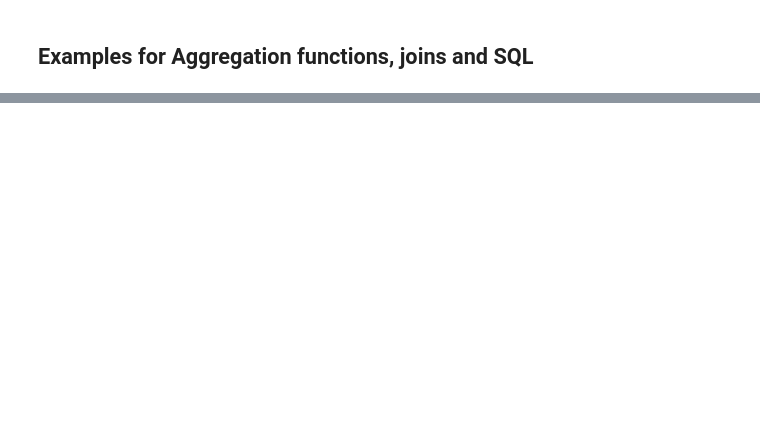
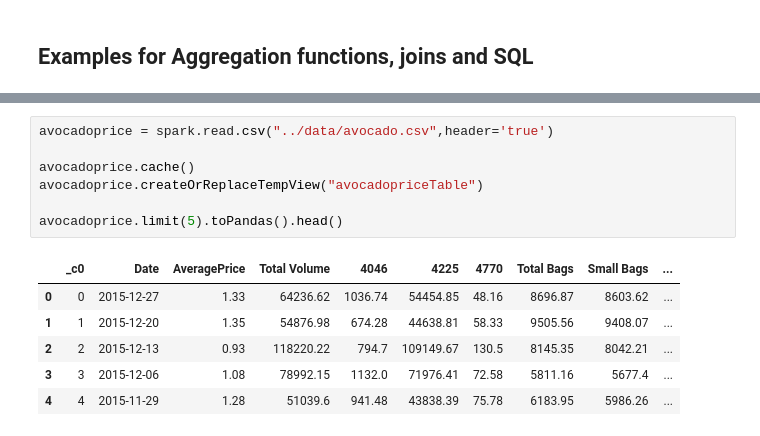
Before and after one commit to selvamselvam/spark-examples, a Jupyter notebook: notebooks/aggregations-joins-sparksql.ipynb, the cells around one changed output, grey strips where cells are left out. Saved outputs shown, nothing was run; the diff lists cells and outputs as text; blank space fills up the shorter version.

```diff
--- a/notebooks/aggregations-joins-sparksql.ipynb
+++ b/notebooks/aggregations-joins-sparksql.ipynb
@@ -15,3 +15,17 @@ netflix.limit(5).toPandas().head()
 | 2 | s3 | Movie | 23:59 | Gilbert Chan | Tedd Chan, Stella Chung, Henley H... | Singapore | December 20, 2018 | 2011 | R | 78 min | ... |
 | 3 | s4 | Movie | 9 | Shane Acker | Elijah Wood, John C. Reilly, Jenn... | United States | November 16, 2017 | 2009 | PG-13 | 80 min | ... |
 | 4 | s5 | Movie | 21 | Robert Luketic | Jim Sturgess, Kevin Spacey, Kate ... | United States | January 1, 2020 | 2008 | PG-13 | 123 min | ... |
+# %%
+avocadoprice = spark.read.csv("../data/avocado.csv",header='true')
+
+avocadoprice.cache()
+avocadoprice.createOrReplaceTempView("avocadopriceTable")
+
+avocadoprice.limit(5).toPandas().head()
+# %% [output]
+|  | _c0 | Date | AveragePrice | Total Volume | 4046 | 4225 | 4770 | Total Bags | Small Bags | ... |
+| 0 | 0 | 2015-12-27 | 1.33 | 64236.62 | 1036.74 | 54454.85 | 48.16 | 8696.87 | 8603.62 | ... |
+| 1 | 1 | 2015-12-20 | 1.35 | 54876.98 | 674.28 | 44638.81 | 58.33 | 9505.56 | 9408.07 | ... |
+| 2 | 2 | 2015-12-13 | 0.93 | 118220.22 | 794.7 | 109149.67 | 130.5 | 8145.35 | 8042.21 | ... |
+| 3 | 3 | 2015-12-06 | 1.08 | 78992.15 | 1132.0 | 71976.41 | 72.58 | 5811.16 | 5677.4 | ... |
+| 4 | 4 | 2015-11-29 | 1.28 | 51039.6 | 941.48 | 43838.39 | 75.78 | 6183.95 | 5986.26 | ... |
```
Also changed, not shown: parts of 30 cells of this notebook.
